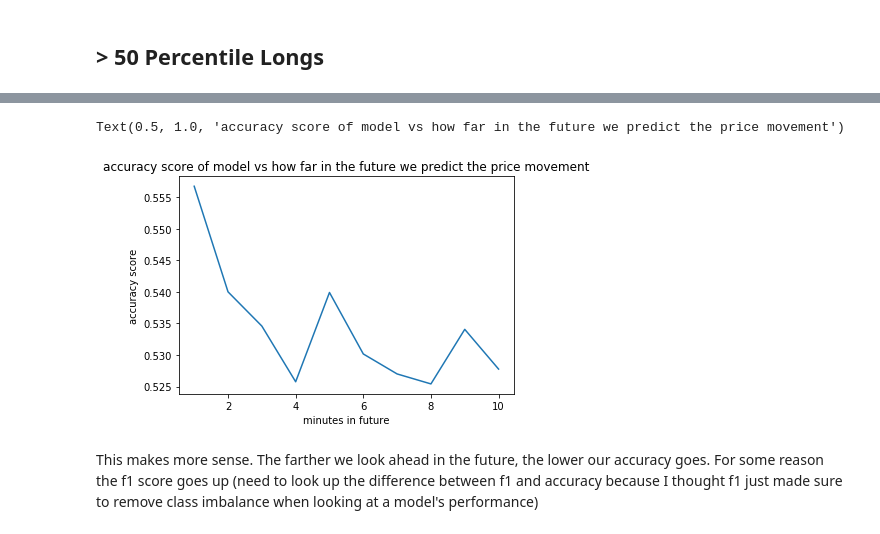
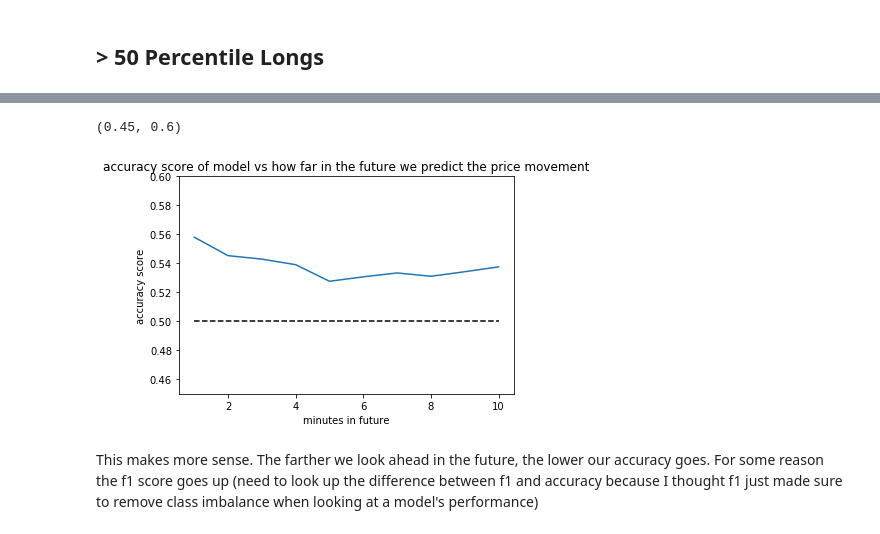
Before and after one commit to basil-chatha-zz/Springboard-Capstone, a Jupyter notebook: EDA_02-07-2020.ipynb, the cells around one changed output, grey strips where cells are left out. Cells and saved outputs as stored; diff of their text form; code cells hidden in the pictures.

```diff
--- a/EDA_02-07-2020.ipynb
+++ b/EDA_02-07-2020.ipynb
@@ -1090,0 +1129,7 @@ for key in sorted(y_future.keys()):
+# %%
+plot_values_dict = dict()
+plot_values = list()
+
+pool = mp.Pool(processes=mp.cpu_count())
+results = [pool.apply_async(plotFunction, args=(x.copy(), test, 'f1')) for test in range(1,11)]
+optimized_returns = [plot_values_dict.update(p.get()) for p in results]
@@ -1091,3 +1154,6 @@ for key in sorted(y_future.keys()):
+# %%
+for i in sorted(plot_values_dict.keys()):
+    plot_values.append(plot_values_dict[i])
 # %%
 plt.plot([x for x in range(1,11)],plot_values)
 plt.xlabel('minutes in future')
@@ -1108,0 +1165,7 @@ for key in sorted(y_future.keys()):
+# %%
+accuracy_values_dict = dict()
+accuracy_values = list()
+
+pool = mp.Pool(processes=mp.cpu_count())
+results = [pool.apply_async(plotFunction, args=(x.copy(), test, 'accuracy')) for test in range(1,11)]
+optimized_returns = [accuracy_values_dict.update(p.get()) for p in results]
@@ -1109,11 +1190,17 @@ for key in sorted(y_future.keys()):
+# %%
+for i in sorted(accuracy_values_dict.keys()):
+    accuracy_values.append(accuracy_values_dict[i])
 # %%
+# need to look for changes above 0.15% per trade to make money - look into that
 plt.plot([x for x in range(1,11)],accuracy_values)
 plt.xlabel('minutes in future')
 plt.ylabel('accuracy score')
 plt.title('accuracy score of model vs how far in the future we predict the price movement')
+plt.hlines(0.5, 1, 10, label='benchmark', linestyles='--')
+plt.ylim(0.45, 0.60)
 # %% [output]
-Text(0.5, 1.0, 'accuracy score of model vs how far in the future we predict the price movement')
+(0.45, 0.6)
-[figure, old version]
+[figure, new version]
 # %% [markdown]
 This makes more sense. The farther we look ahead in the future, the lower our accuracy goes. For some reason the f1 score goes up (need to look up the difference between f1 and accuracy because I thought f1 just made sure to remove class imbalance when looking at a model's performance)
 # %% [markdown]
```
Also changed, not shown: parts of 151 cells of this notebook.
